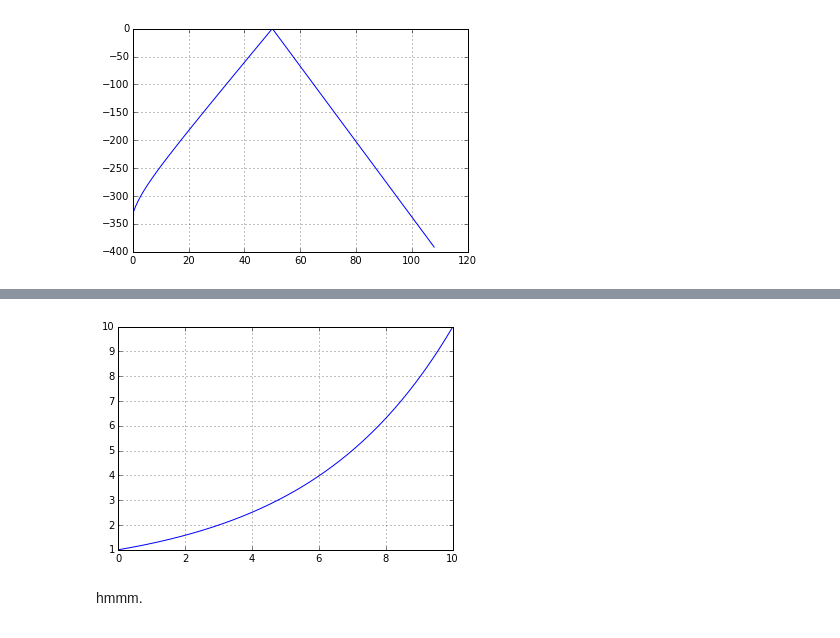
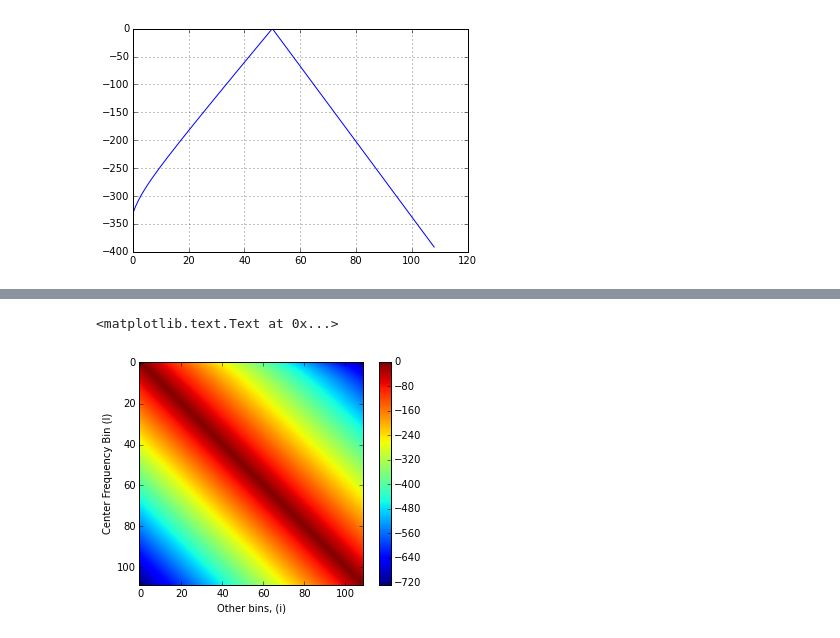
Before and after one commit to stephencwelch/Perceptual-Coding-In-Python, a Jupyter notebook: Explore PEAQ.ipynb, the cells around one changed output, grey strips where cells are left out. Cells and saved outputs as stored; diff of their text form; code cells hidden in the pictures.

```diff
--- a/Explore PEAQ.ipynb
+++ b/Explore PEAQ.ipynb
@@ -647,7 +641,17 @@ signaldB = 10**(signal/10)
-# %%
-plot(signal, signaldB)
-grid(1)
-# %% [output]
-[figure, removed]
-# %% [markdown]
-hmmm.
+# %%
+#Test some more shit:
+S = np.zeros((Nc, Nc))
+
+#EtoTry = [0.0001, 0.1, 1, 10, 100000]
+
+for i in range(Nc):
+    for l in range(Nc):
+        S[l,i] = Sdb(i, l, 1)
+# %%
+imshow(S)
+colorbar()
+ylabel('Center Frequency Bin (l)')
+xlabel('Other bins, (i)')
+# %% [output]
+<matplotlib.text.Text at 0x...>
+[figure, added]
```
Also changed, not shown: parts of 32 cells of this notebook.
